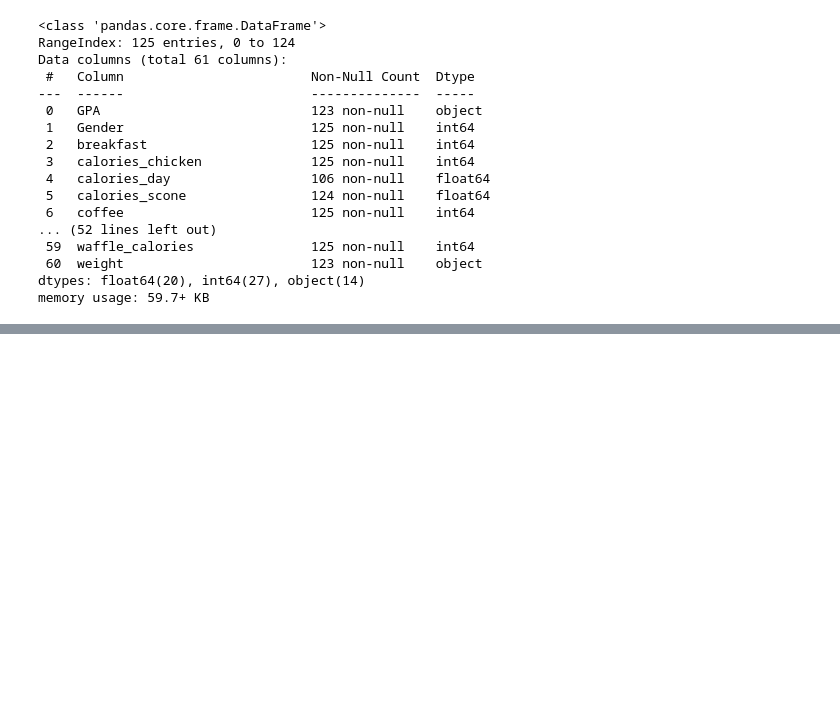
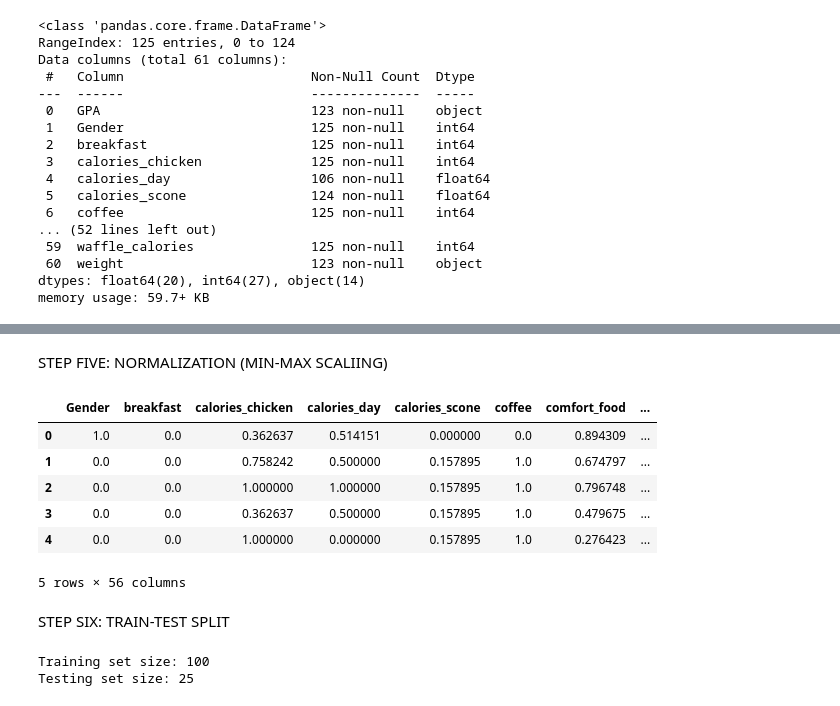
Before and after one commit to OgbujiOnyinye/codealpha_tasks, a Jupyter notebook: foodchoice.ipynb, the cells around one changed output, grey strips where cells are left out. Drawn from its saved outputs; the diff is of its cells as text; code cells hidden in the pictures; blank space fills up the shorter version.

```diff
--- a/foodchoice.ipynb
+++ b/foodchoice.ipynb
@@ -63,0 +219,38 @@ memory usage: 59.7+ KB
+# %% [markdown]
+STEP FIVE: NORMALIZATION (MIN-MAX SCALIING)
+# %%
+from sklearn.preprocessing import MinMaxScaler
+
+# Select numerical columns
+numerical_cols = Food_Choice.select_dtypes(include=['float64', 'int64']).columns
+
+# Apply normalization
+scaler = MinMaxScaler()
+Food_Choice[numerical_cols] = scaler.fit_transform(Food_Choice[numerical_cols])
+
+Food_Choice.head()
+# %% [output]
+|  | Gender | breakfast | calories_chicken | calories_day | calories_scone | coffee | comfort_food | ... |
+| 0 | 1.0 | 0.0 | 0.362637 | 0.514151 | 0.000000 | 0.0 | 0.894309 | ... |
+| 1 | 0.0 | 0.0 | 0.758242 | 0.500000 | 0.157895 | 1.0 | 0.674797 | ... |
+| 2 | 0.0 | 0.0 | 1.000000 | 1.000000 | 0.157895 | 1.0 | 0.796748 | ... |
+| 3 | 0.0 | 0.0 | 0.362637 | 0.500000 | 0.157895 | 1.0 | 0.479675 | ... |
+| 4 | 0.0 | 0.0 | 1.000000 | 0.000000 | 0.157895 | 1.0 | 0.276423 | ... |
+5 rows × 56 columns
+# %% [markdown]
+STEP SIX: TRAIN-TEST SPLIT
+# %%
+from sklearn.model_selection import train_test_split
+
+# Define features and target (predicting diet)
+X = Food_Choice.drop(columns=["weight"])  # Features
+y = Food_Choice["weight"]  # Target variable
+
+# Split data (80% training, 20% testing)
+X_train, X_test, y_train, y_test = train_test_split(X, y, test_size=0.2, random_state=42)
+
+print(f"Training set size: {X_train.shape[0]}")
+print(f"Testing set size: {X_test.shape[0]}")
+# %% [output]
+Training set size: 100
+Testing set size: 25
```
Also changed, not shown: parts of 16 cells of this notebook.
